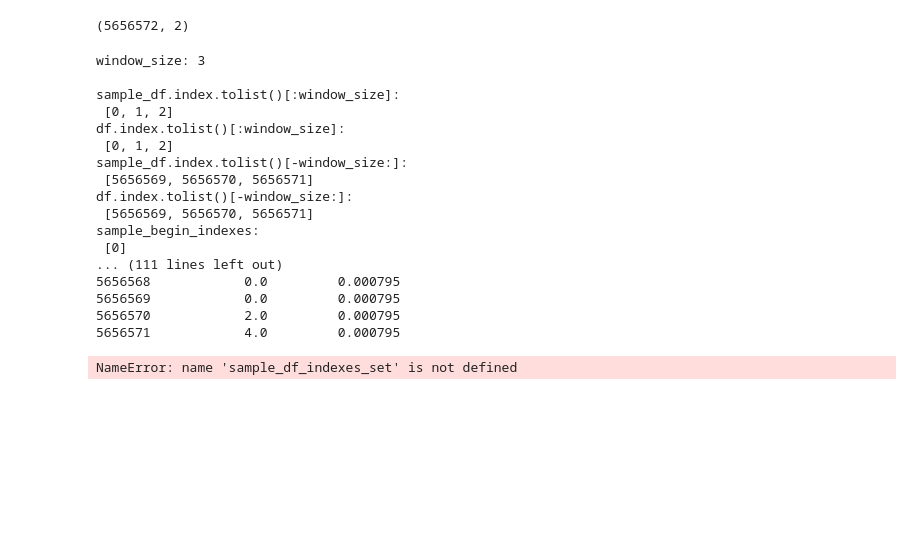
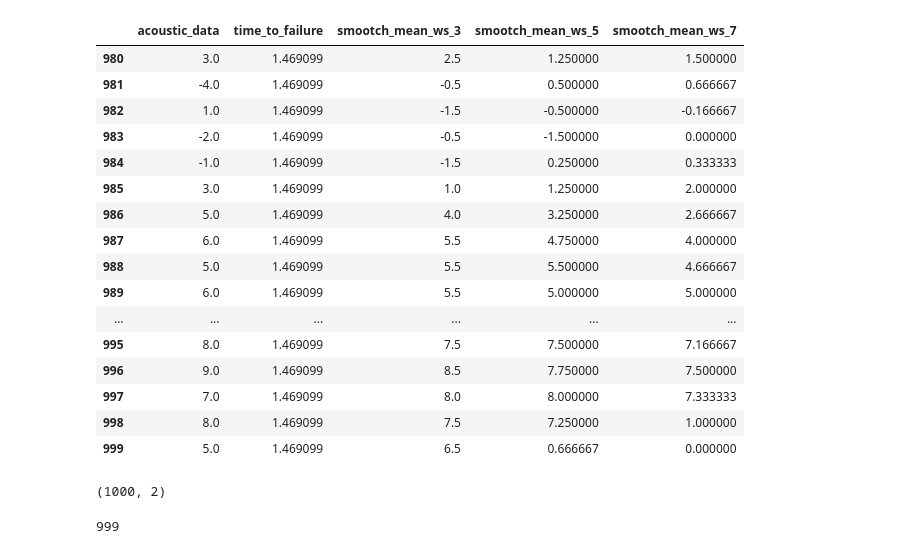
Before and after one commit to contemplat0r/LANL_Earthquake_Prediction, a Jupyter notebook: lanl-models-with-parallel-earthquakes-working.ipynb, the cells around one changed output. Drawn from its saved outputs; the diff is of its cells as text; code cells hidden in the pictures; blank space fills up the shorter version.

```diff
--- a/lanl-models-with-parallel-earthquakes-working.ipynb
+++ b/lanl-models-with-parallel-earthquakes-working.ipynb
@@ -42,7 +41,7 @@ def add_features(
     if first_index == None or last_index == None:
         first_index = df.index.min()
         last_index = df.index.max()
-    sample_indexes = np.random.randint(first_index, last_index, sample_size)
+    sample_indexes = np.random.randint(first_index, last_index, sample_size + 1)
     sample_indexes.sort()
     #print("sample_indexes.shape:", sample_indexes.shape)
     smootch_feature_names = ['smootch_mean_ws_{}'.format(window_size) for window_size in smootch_windows_size]
@@ -278,7 +305,7 @@ not_seen_data_df = pd.read_csv(
 # %%
 %%time
 featured_not_seen_data_df, _ = add_features(
-    not_seen_data_df,
-    sample_size=not_seen_data_df.shape[0],
+    not_seen_data_df[:1000],
+    sample_size=not_seen_data_df[:1000].shape[0],
     holdout_size=0
 )
@@ -285,3 +329,0 @@ featured_not_seen_data_df, _ = add_features(
-# %%
-%%time
-train_models(earthquake_margin_indexes, complete_earthquakes_length, params, featured_not_seen_data_df)
@@ -303,30 +348,24 @@ Wall time: 1.39 s
+# %%
+featured_not_seen_data_df.tail(20)
+# %% [output]
+|  | acoustic_data | time_to_failure | smootch_mean_ws_3 | smootch_mean_ws_5 | smootch_mean_ws_7 |
+| 980 | 3.0 | 1.469099 | 2.5 | 1.250000 | 1.500000 |
+| 981 | -4.0 | 1.469099 | -0.5 | 0.500000 | 0.666667 |
+| 982 | 1.0 | 1.469099 | -1.5 | -0.500000 | -0.166667 |
+| 983 | -2.0 | 1.469099 | -0.5 | -1.500000 | 0.000000 |
+| 984 | -1.0 | 1.469099 | -1.5 | 0.250000 | 0.333333 |
+| 985 | 3.0 | 1.469099 | 1.0 | 1.250000 | 2.000000 |
+| 986 | 5.0 | 1.469099 | 4.0 | 3.250000 | 2.666667 |
+| 987 | 6.0 | 1.469099 | 5.5 | 4.750000 | 4.000000 |
+| 988 | 5.0 | 1.469099 | 5.5 | 5.500000 | 4.666667 |
+| 989 | 6.0 | 1.469099 | 5.5 | 5.000000 | 5.000000 |
+| ... | ... | ... | ... | ... | ... |
+| 995 | 8.0 | 1.469099 | 7.5 | 7.500000 | 7.166667 |
+| 996 | 9.0 | 1.469099 | 8.5 | 7.750000 | 7.500000 |
+| 997 | 7.0 | 1.469099 | 8.0 | 8.000000 | 7.333333 |
+| 998 | 8.0 | 1.469099 | 7.5 | 7.250000 | 1.000000 |
+| 999 | 5.0 | 1.469099 | 6.5 | 0.666667 | 0.000000 |
 # %%
-not_seen_data_df.shape
+not_seen_data_df[:1000].shape
 # %% [output]
-(5656572, 2)
+(1000, 2)
-# %%
-%%time
-featured_not_seen_data_df, _ = add_features(
-    not_seen_data_df,
-    sample_size=not_seen_data_df.shape[0],
-    holdout_size=0
-)
-# %% [output]
-window_size: 3
-
-sample_df.index.tolist()[:window_size]:
- [0, 1, 2]
-df.index.tolist()[:window_size]:
- [0, 1, 2]
-sample_df.index.tolist()[-window_size:]:
- [5656569, 5656570, 5656571]
-df.index.tolist()[-window_size:]:
- [5656569, 5656570, 5656571]
-sample_begin_indexes:
- [0]
-... (111 lines left out)
-5656568            0.0         0.000795
-5656569            0.0         0.000795
-5656570            2.0         0.000795
-5656571            4.0         0.000795
-NameError: name 'sample_df_indexes_set' is not defined
@@ -540,0 +372,4 @@ KeyError: 0
+# %%
+not_seen_data_df[:1000].index.max()
+# %% [output]
+999
```
Also changed, not shown: parts of 25 cells of this notebook.
